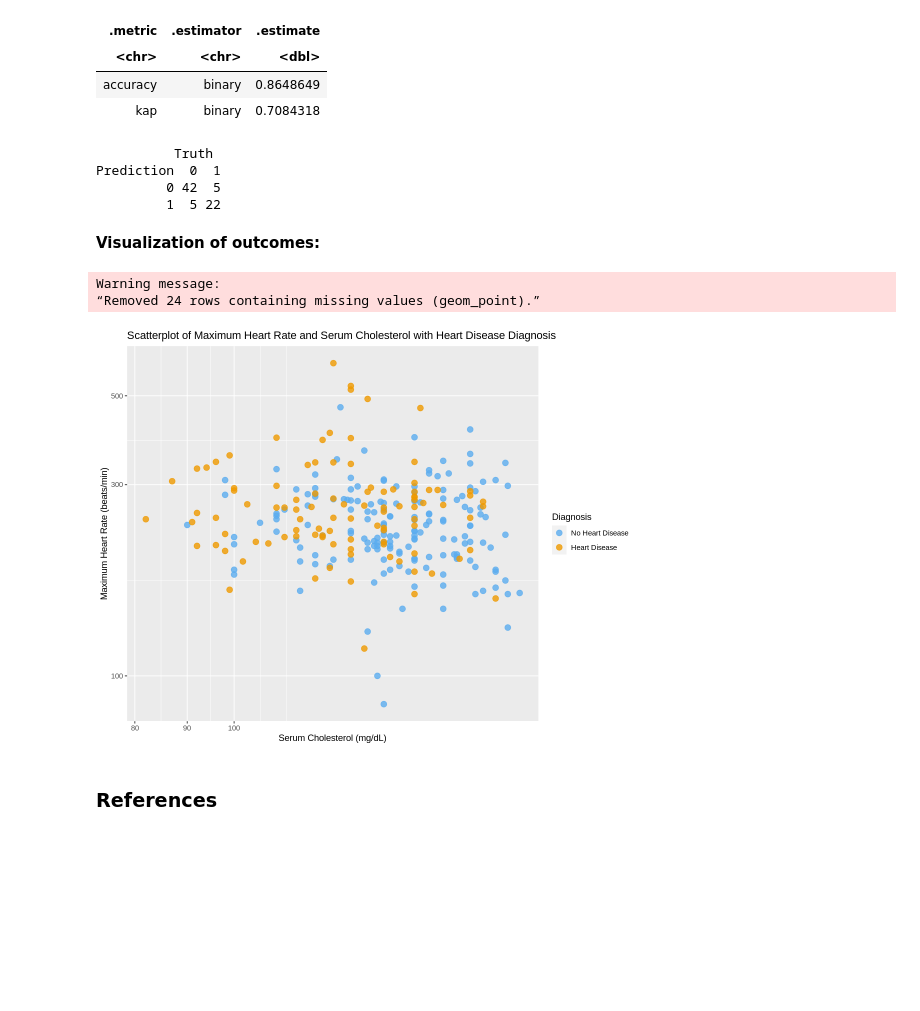
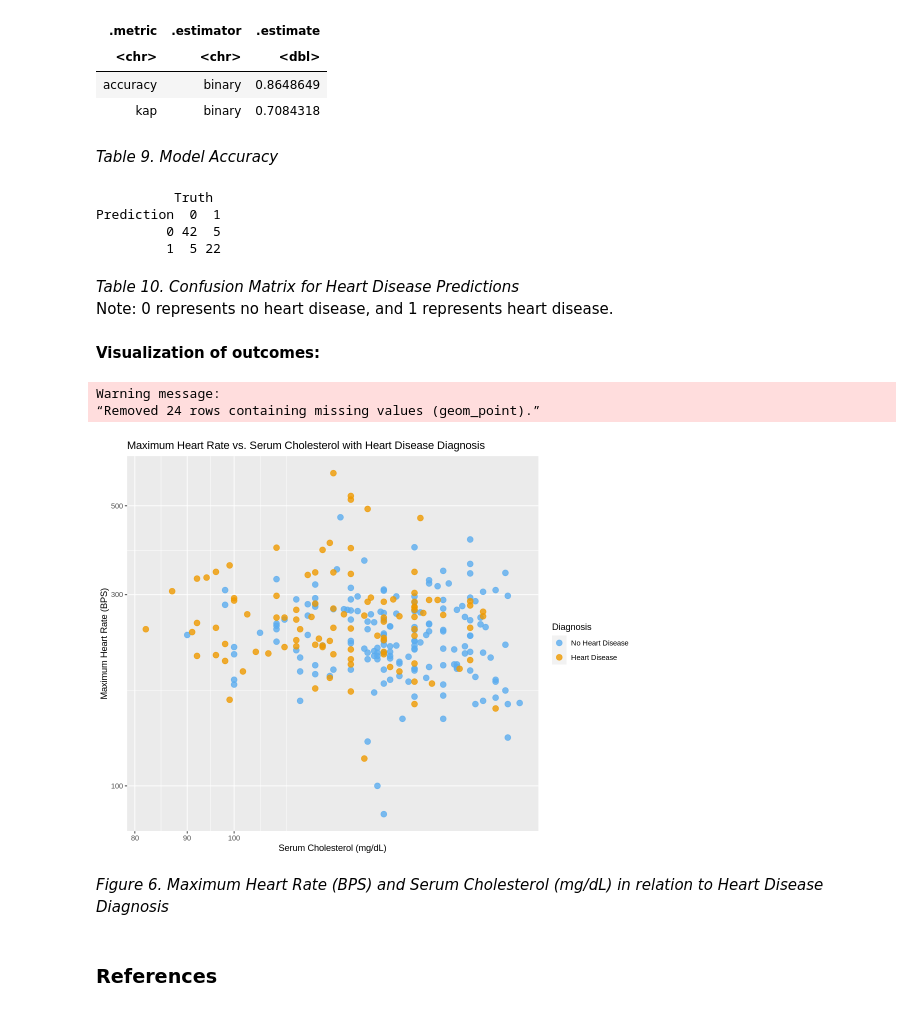
Before and after one commit to GeneRevo/DSCI100-007-Group10, a Jupyter notebook: 007_project_final_report.ipynb, the cells around one changed output. Saved outputs shown, nothing was run; the diff lists cells and outputs as text; code cells hidden in the pictures; blank space fills up the shorter version.

```diff
--- a/007_project_final_report.ipynb
+++ b/007_project_final_report.ipynb
@@ -492,6 +527,8 @@ A tibble: 2 × 3
 | <chr> | <chr> | <dbl> |
 | accuracy | binary | 0.8648649 |
 | kap | binary | 0.7084318 |
+# %% [markdown]
+*Table 9. Model Accuracy*
 # %%
 heart_matrix <- heart_predictions |>
 conf_mat(truth = num, estimate = .pred_class)
@@ -501,26 +538,29 @@ heart_matrix
 Prediction  0  1
          0 42  5
          1  5 22
+# %% [markdown]
+*Table 10. Confusion Matrix for Heart Disease Predictions*<br>
+Note: 0 represents no heart disease, and 1 represents heart disease.
 # %% [markdown]
 **Visualization of outcomes:**
 # %%
-# scatterplot of the predictor variables maximum heart rate (BPS) and serum cholesterol (mg/dl) with diagnosis clustering identification
-# variables were chosen from correlation analysis
 ggplot(heart_disease_data, aes(x = thalach, y = chol, color = num)) +
   geom_point(size = 3, alpha = 0.8) +
-  labs(x = "Serum Cholesterol (mg/dL)", y = "Maximum Heart Rate (beats/min)",
+  labs(x = "Serum Cholesterol (mg/dL)", y = "Maximum Heart Rate (BPS)",
        color = "Heart Disease Diagnosis") +
   scale_color_manual(values = c("steelblue2", "orange2"),
                      name = "Diagnosis",
                      labels = c("No Heart Disease", "Heart Disease")) +
   theme(text = element_text(size = 11)) +
   scale_x_log10(labels = comma) +
   scale_y_log10(labels = comma) +
-  ggtitle("Scatterplot of Maximum Heart Rate and Serum Cholesterol with Heart Disease Diagnosis")
+  ggtitle("Maximum Heart Rate vs. Serum Cholesterol with Heart Disease Diagnosis")
 # %% [output]
 Warning message:
 “Removed 24 rows containing missing values (geom_point).”
-[figure, old version]
+[figure, new version]
+# %% [markdown]
+*Figure 6. Maximum Heart Rate (BPS) and Serum Cholesterol (mg/dL) in relation to Heart Disease Diagnosis*
 # %% [markdown]
 ### References
 # %% [markdown]
```
Also changed, not shown: parts of 9 cells of this notebook.
